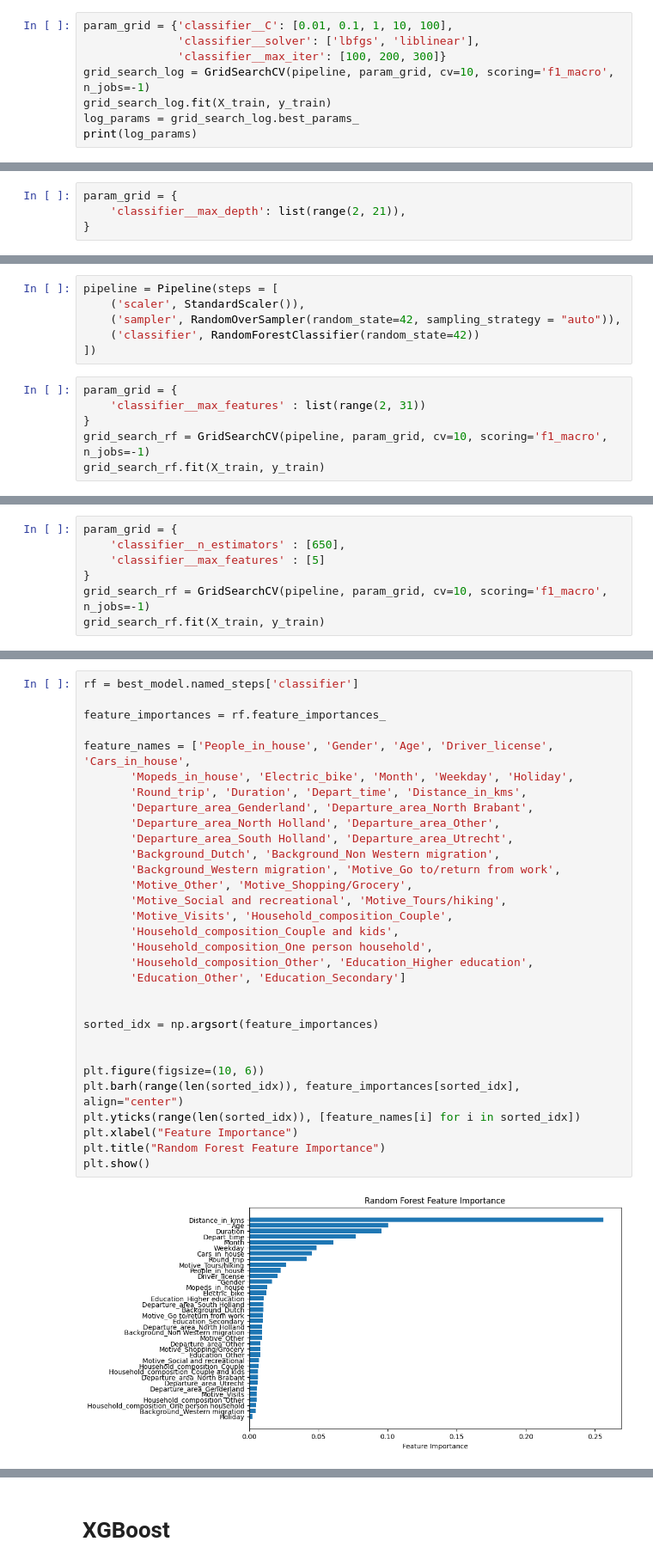
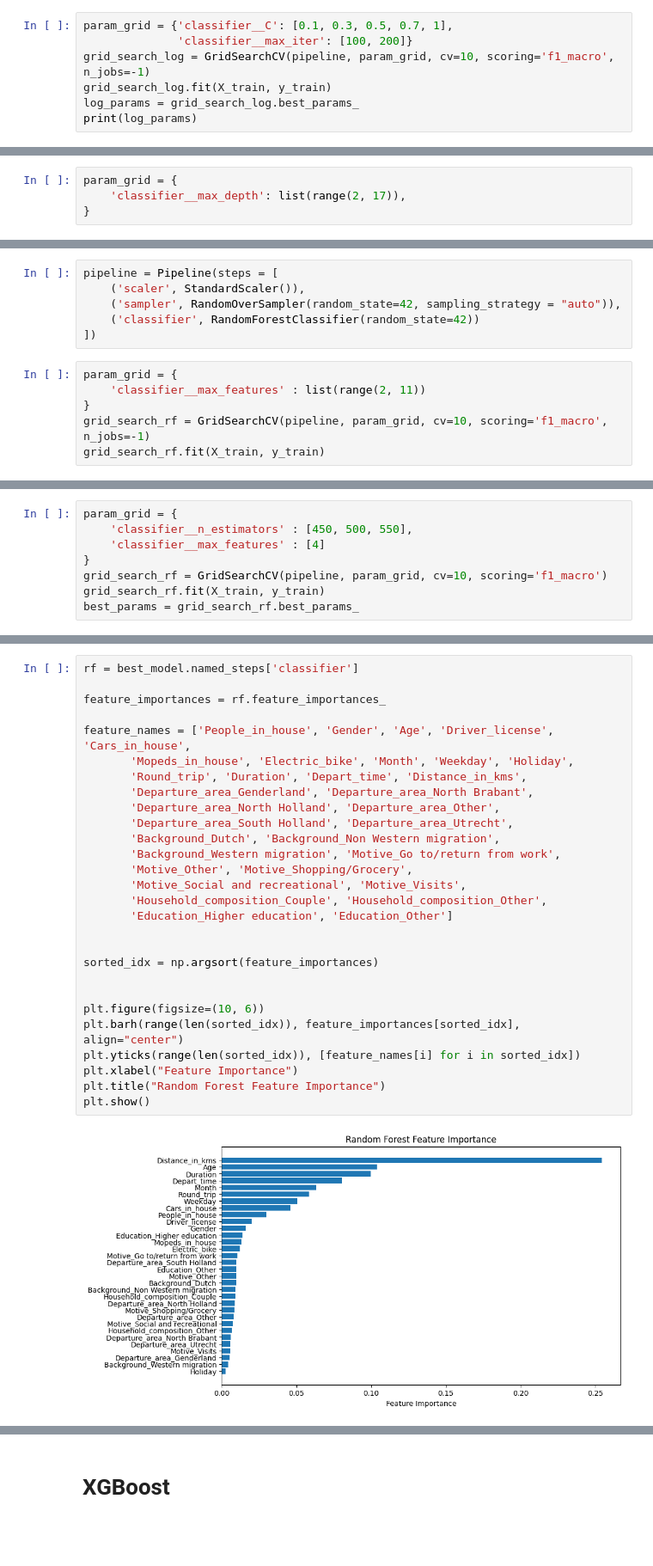
Before and after one commit to MariosMelach/Marios-Thesis, a Jupyter notebook: Netherlands Dataset/Netherlands_data_classification-oversampling-onehotencoded.ipynb, the cells around one changed output, grey strips where cells are left out. Shown at 86% size. Cells and saved outputs as stored; diff of their text form; blank space fills up the shorter version.

```diff
--- a/Netherlands Dataset/Netherlands_data_classification-oversampling-onehotencoded.ipynb
+++ b/Netherlands Dataset/Netherlands_data_classification-oversampling-onehotencoded.ipynb
@@ -151,9 +151,8 @@ pipeline = Pipeline(steps = [
     ('classifier', LogisticRegression(random_state=42))
 ])
 # %%
-param_grid = {'classifier__C': [0.01, 0.1, 1, 10, 100],
-              'classifier__solver': ['lbfgs', 'liblinear'],
-              'classifier__max_iter': [100, 200, 300]}
+param_grid = {'classifier__C': [0.1, 0.3, 0.5, 0.7, 1],
+              'classifier__max_iter': [100, 200]}
 grid_search_log = GridSearchCV(pipeline, param_grid, cv=10, scoring='f1_macro', n_jobs=-1)
 grid_search_log.fit(X_train, y_train)
 log_params = grid_search_log.best_params_
@@ -295,7 +351,7 @@ pipeline = Pipeline(steps = [
 ])
 # %%
 param_grid = {
-    'classifier__max_depth': list(range(2, 21)),
+    'classifier__max_depth': list(range(2, 17)),
 }
 # %%
 grid_search = GridSearchCV(pipeline, param_grid, cv=10, scoring="f1_macro", n_jobs=-1)
@@ -490,7 +539,7 @@ pipeline = Pipeline(steps = [
 ])
 # %%
 param_grid = {
-    'classifier__max_features' : list(range(2, 31))
+    'classifier__max_features' : list(range(2, 11))
 }
 grid_search_rf = GridSearchCV(pipeline, param_grid, cv=10, scoring='f1_macro', n_jobs=-1)
 grid_search_rf.fit(X_train, y_train)
@@ -529,7 +575,8 @@ plt.show()
 # %%
 param_grid = {
-    'classifier__n_estimators' : [650],
-    'classifier__max_features' : [5]
+    'classifier__n_estimators' : [450, 500, 550],
+    'classifier__max_features' : [4]
 }
-grid_search_rf = GridSearchCV(pipeline, param_grid, cv=10, scoring='f1_macro', n_jobs=-1)
+grid_search_rf = GridSearchCV(pipeline, param_grid, cv=10, scoring='f1_macro')
 grid_search_rf.fit(X_train, y_train)
+best_params = grid_search_rf.best_params_
@@ -571,36 +619,33 @@ Index(['People_in_house', 'Gender', 'Age', 'Driver_license', 'Cars_in_house',
 # %%
 rf = best_model.named_steps['classifier']
 
 feature_importances = rf.feature_importances_
 
 feature_names = ['People_in_house', 'Gender', 'Age', 'Driver_license', 'Cars_in_house',
        'Mopeds_in_house', 'Electric_bike', 'Month', 'Weekday', 'Holiday',
        'Round_trip', 'Duration', 'Depart_time', 'Distance_in_kms',
        'Departure_area_Genderland', 'Departure_area_North Brabant',
        'Departure_area_North Holland', 'Departure_area_Other',
        'Departure_area_South Holland', 'Departure_area_Utrecht',
        'Background_Dutch', 'Background_Non Western migration',
        'Background_Western migration', 'Motive_Go to/return from work',
        'Motive_Other', 'Motive_Shopping/Grocery',
-       'Motive_Social and recreational', 'Motive_Tours/hiking',
-       'Motive_Visits', 'Household_composition_Couple',
-       'Household_composition_Couple and kids',
-       'Household_composition_One person household',
-       'Household_composition_Other', 'Education_Higher education',
-       'Education_Other', 'Education_Secondary']
+       'Motive_Social and recreational', 'Motive_Visits',
+       'Household_composition_Couple', 'Household_composition_Other',
+       'Education_Higher education', 'Education_Other']
 
 
 sorted_idx = np.argsort(feature_importances)
 
 
 plt.figure(figsize=(10, 6))
 plt.barh(range(len(sorted_idx)), feature_importances[sorted_idx], align="center")
 plt.yticks(range(len(sorted_idx)), [feature_names[i] for i in sorted_idx])
 plt.xlabel("Feature Importance")
 plt.title("Random Forest Feature Importance")
 plt.show()
 # %% [output]
-[figure, old version]
+[figure, new version]
 # %%
 class_labels = ["car", "bicycle", "walk", "Public transport"]
 conf_matrix_rf = confusion_matrix(y_test, y_pred)
```
Also changed, not shown: parts of 45 cells of this notebook, 11 other files.
